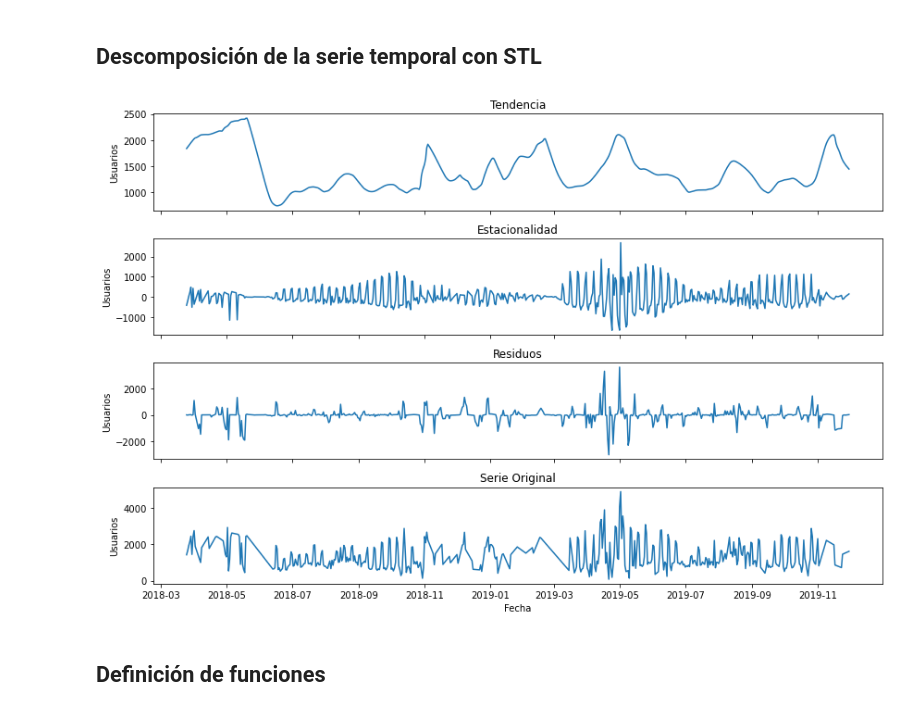
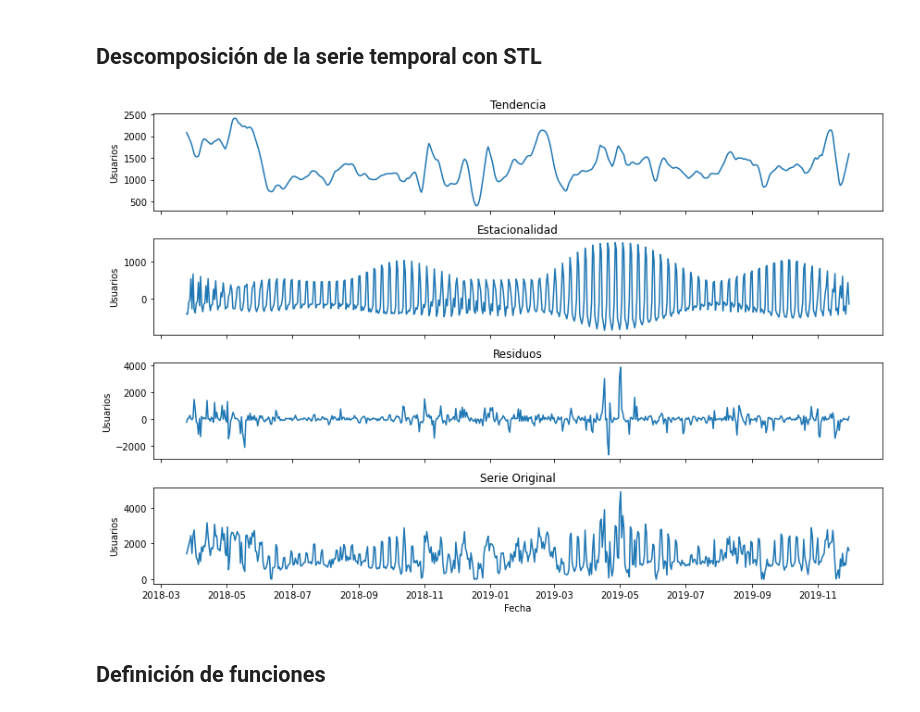
Before and after one commit to adrianmartinbenito/MLTeleferico, a Jupyter notebook: notebooks/2_outliers_detection.ipynb, the cells around one changed output. Cells and saved outputs as stored; diff of their text form; code cells hidden in the pictures.

```diff
--- a/notebooks/2_outliers_detection.ipynb
+++ b/notebooks/2_outliers_detection.ipynb
@@ -26,39 +25,39 @@ plt.show()
 # %% [markdown]
 ## Descomposición de la serie temporal con STL
 # %%
-# Aplicar STL a 'CantidadUsuarios'
-stl = STL(dataset['CantidadUsuarios'], seasonal=5, robust=True)
+## Descomposición de la serie temporal con STL
+stl = STL(dataset['CantidadUsuarios'], seasonal=13, robust=True, period=7)
 result = stl.fit()
 
 # Crear una figura y un conjunto de subtramas
 fig, (ax1, ax2, ax3, ax4) = plt.subplots(4, figsize=(12, 8), sharex=True)
 
 # Tendencia
 ax1.plot(result.trend)
 ax1.set_title('Tendencia')
 ax1.set_ylabel('Usuarios')
 
 # Estacionalidad
 ax2.plot(result.seasonal)
 ax2.set_title('Estacionalidad')
 ax2.set_ylabel('Usuarios')
 
 # Residuos
 ax3.plot(result.resid)
 ax3.set_title('Residuos')
 ax3.set_ylabel('Usuarios')
 
 # Serie original
 ax4.plot(dataset['CantidadUsuarios'])
 ax4.set_title('Serie Original')
 ax4.set_ylabel('Usuarios')
 ax4.set_xlabel('Fecha')
 
 # Mostrar todo en una figura
 plt.tight_layout()
 plt.show()
 # %% [output]
-[figure, old version]
+[figure, new version]
 # %% [markdown]
 ## Definición de funciones
 # %%
```
Also changed, not shown: parts of 16 cells of this notebook, 14 other files.
